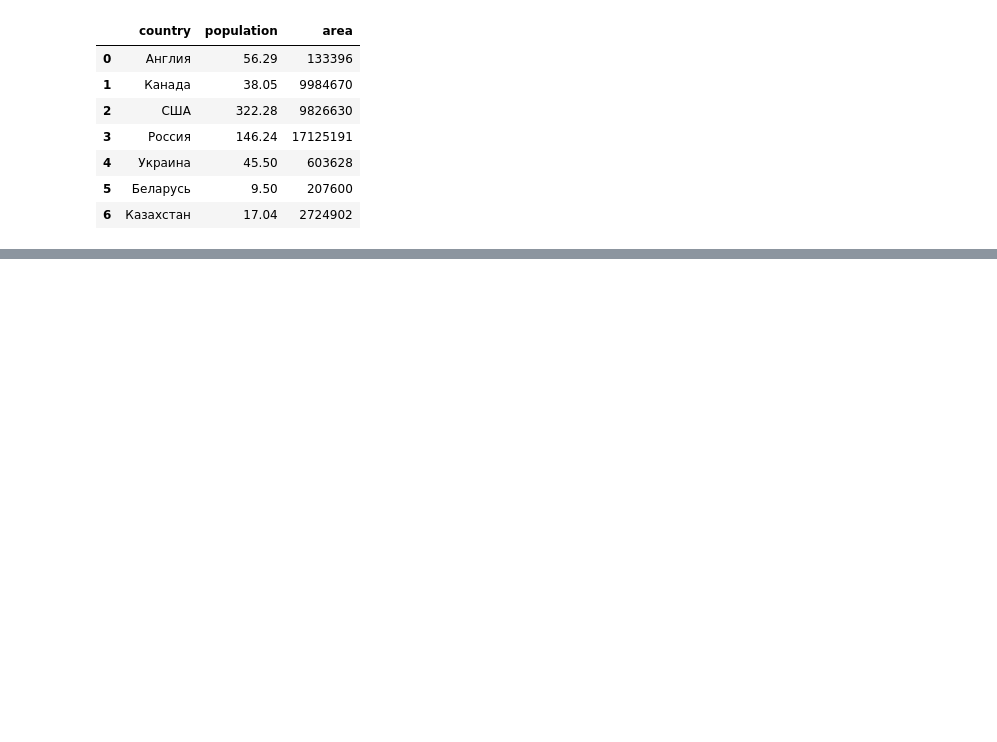
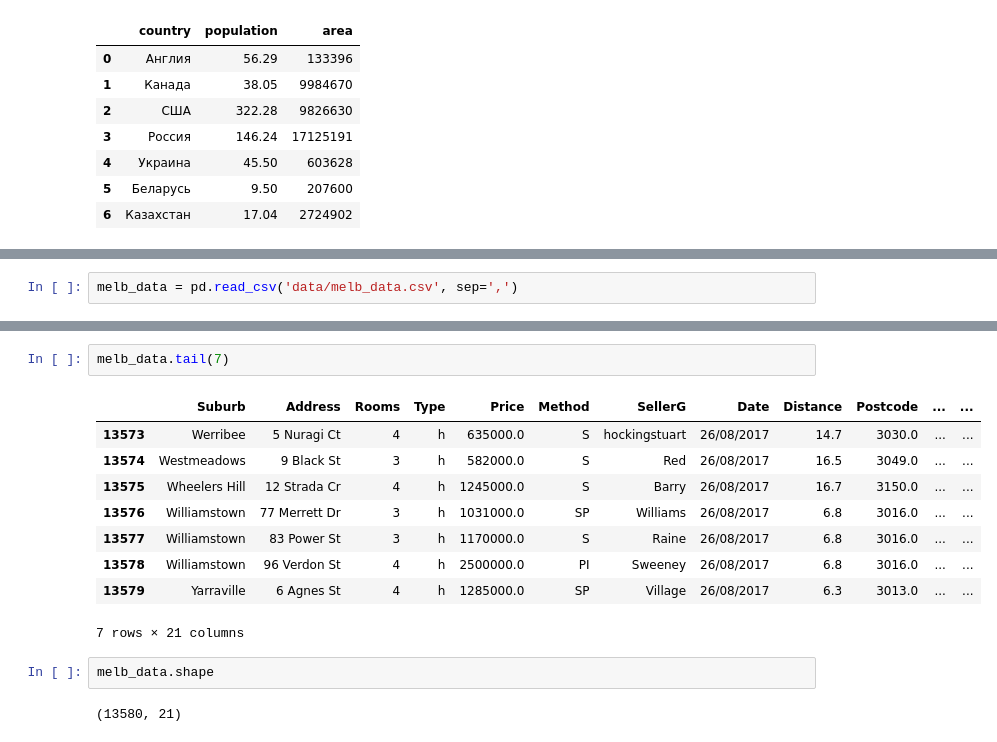
Before and after one commit to oresh247/SF_DS_PYTHON, a Jupyter notebook: SF/PY_10/PY_10.ipynb, the cells around one changed output, grey strips where cells are left out. Cells and saved outputs as stored; diff of their text form; blank space fills up the shorter version.

```diff
--- a/SF/PY_10/PY_10.ipynb
+++ b/SF/PY_10/PY_10.ipynb
@@ -251,0 +281,2 @@ display(countries_data)
+# %%
+melb_data = pd.read_csv('data/melb_data.csv', sep=',')
@@ -251,0 +314,16 @@ display(countries_data)
+# %%
+melb_data.tail(7)
+# %% [output]
+|  | Suburb | Address | Rooms | Type | Price | Method | SellerG | Date | Distance | Postcode | ... | ... |
+| 13573 | Werribee | 5 Nuragi Ct | 4 | h | 635000.0 | S | hockingstuart | 26/08/2017 | 14.7 | 3030.0 | ... | ... |
+| 13574 | Westmeadows | 9 Black St | 3 | h | 582000.0 | S | Red | 26/08/2017 | 16.5 | 3049.0 | ... | ... |
+| 13575 | Wheelers Hill | 12 Strada Cr | 4 | h | 1245000.0 | S | Barry | 26/08/2017 | 16.7 | 3150.0 | ... | ... |
+| 13576 | Williamstown | 77 Merrett Dr | 3 | h | 1031000.0 | SP | Williams | 26/08/2017 | 6.8 | 3016.0 | ... | ... |
+| 13577 | Williamstown | 83 Power St | 3 | h | 1170000.0 | S | Raine | 26/08/2017 | 6.8 | 3016.0 | ... | ... |
+| 13578 | Williamstown | 96 Verdon St | 4 | h | 2500000.0 | PI | Sweeney | 26/08/2017 | 6.8 | 3016.0 | ... | ... |
+| 13579 | Yarraville | 6 Agnes St | 4 | h | 1285000.0 | SP | Village | 26/08/2017 | 6.3 | 3013.0 | ... | ... |
+7 rows × 21 columns
+# %%
+melb_data.shape
+# %% [output]
+(13580, 21)
```
Also changed, not shown: parts of 60 cells of this notebook, 7 other files.
